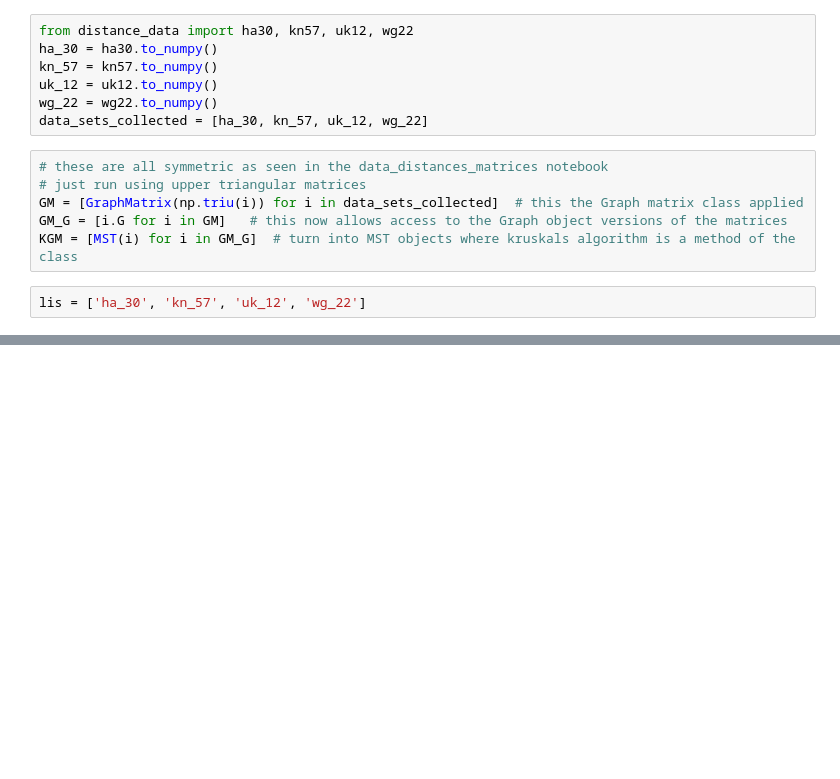
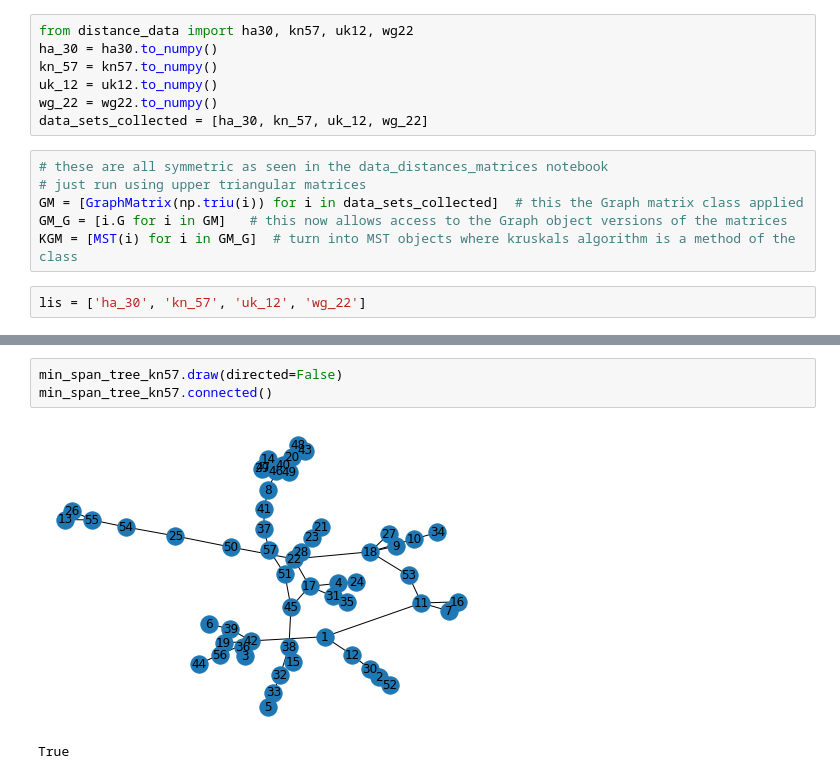
Before and after one commit to Pullabhatla/M2R, a Jupyter notebook: notebooks/kruskal2.ipynb, the cells around one changed output, grey strips where cells are left out. Drawn from its saved outputs; the diff is of its cells as text; blank space fills up the shorter version.

```diff
--- a/notebooks/kruskal2.ipynb
+++ b/notebooks/kruskal2.ipynb
@@ -149,0 +170,6 @@ timetaken = 0.0
+# %%
+min_span_tree_kn57.draw(directed=False)
+min_span_tree_kn57.connected()
+# %% [output]
+[figure, added]
+True
```
Also changed, not shown: parts of 5 cells of this notebook, 1 other file.
